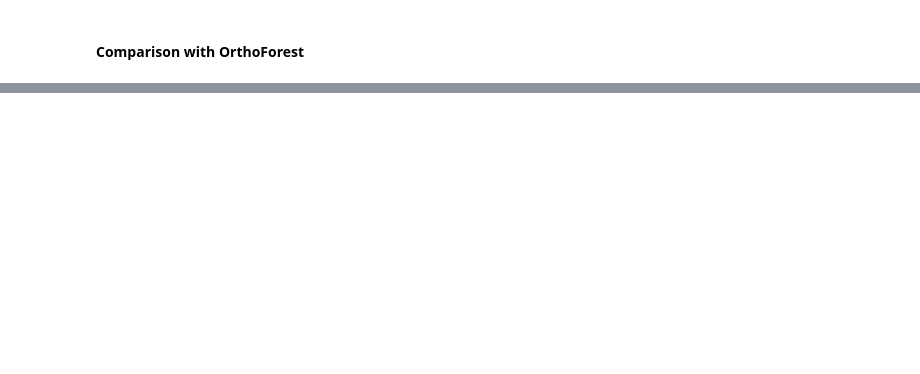
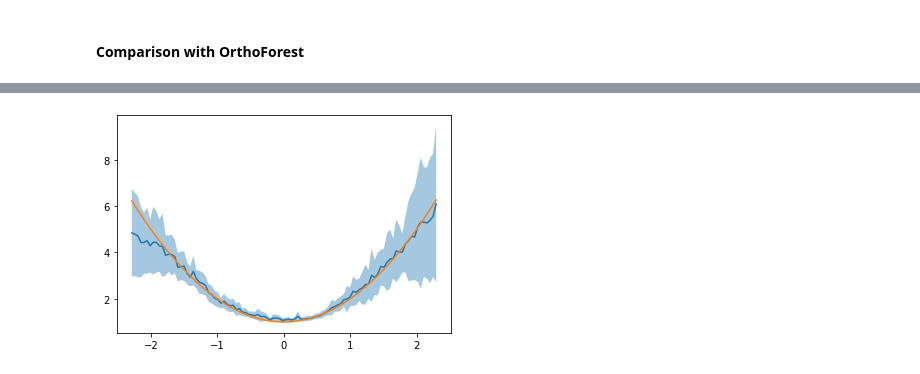
Before and after one commit to py-why/EconML, a Jupyter notebook: notebooks/Cython_grf_clean.ipynb, the cells around one changed output, grey strips where cells are left out. Cells and saved outputs as stored; diff of their text form; code cells hidden in the pictures; blank space fills up the shorter version.

```diff
--- a/notebooks/Cython_grf_clean.ipynb
+++ b/notebooks/Cython_grf_clean.ipynb
@@ -498,4 +508,4 @@ array([[0.92928626, 0.00330014, 0.00795522, 0.00126622, 0.00620156,
 #### Comparison with OrthoForest
 # %%
 from econml.ortho_forest import DMLOrthoForest
-est = DMLOrthoForest(lambda_reg=1000, discrete_treatment=True).fit(y, T, X, W)
+est = DMLOrthoForest(n_trees=100, subsample_ratio=.3, discrete_treatment=True).fit(y, T, X, W)
@@ -506,7 +531,9 @@ lb, ub = est.const_marginal_effect_interval(X_test)
 # %%
 import matplotlib.pyplot as plt
 for t in range(n_treatments):
-    plt.plot(X_test[:, 0], point[:, 0])
-    plt.fill_between(X_test[:,0], lb[:, 0], ub[:, 0], alpha=.4)
+    plt.plot(X_test[:, 0], point[:, 0, 0])
+    plt.fill_between(X_test[:,0], lb[:, 0, 0], ub[:, 0, 0], alpha=.4)
     plt.plot(X_test[:, 0], true_te(X_test)[:, t])
 plt.show()
+# %% [output]
+[figure, added]
```
Also changed, not shown: parts of 28 cells of this notebook, 8 other files.
